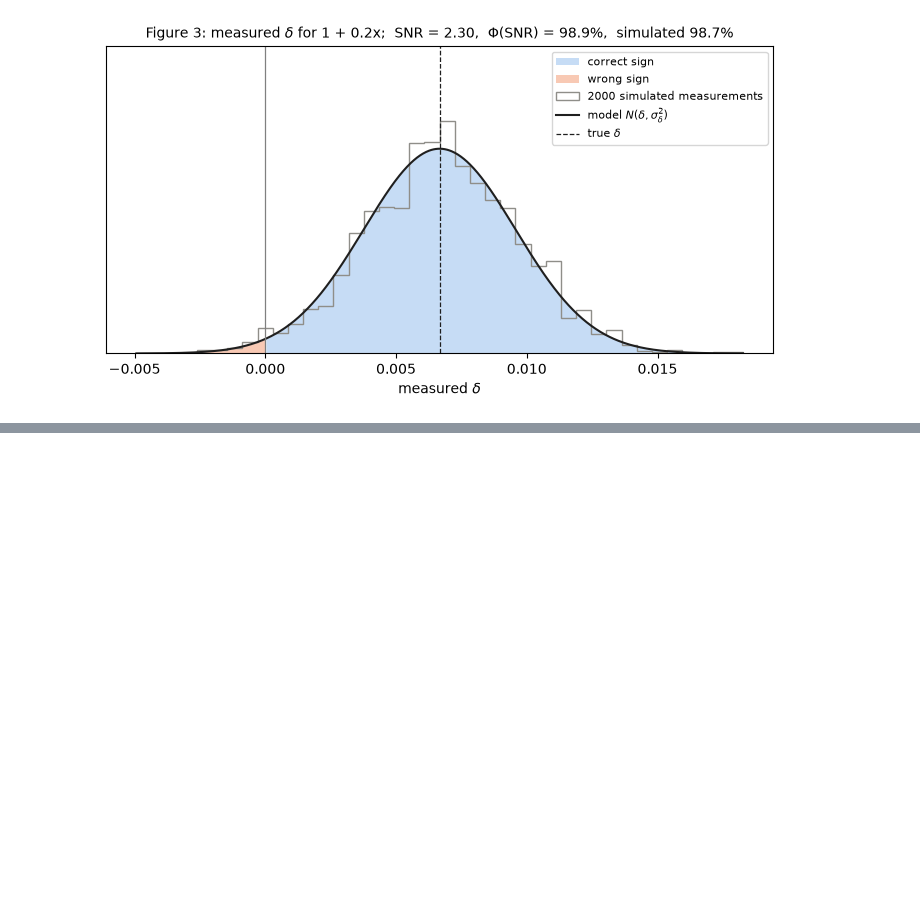
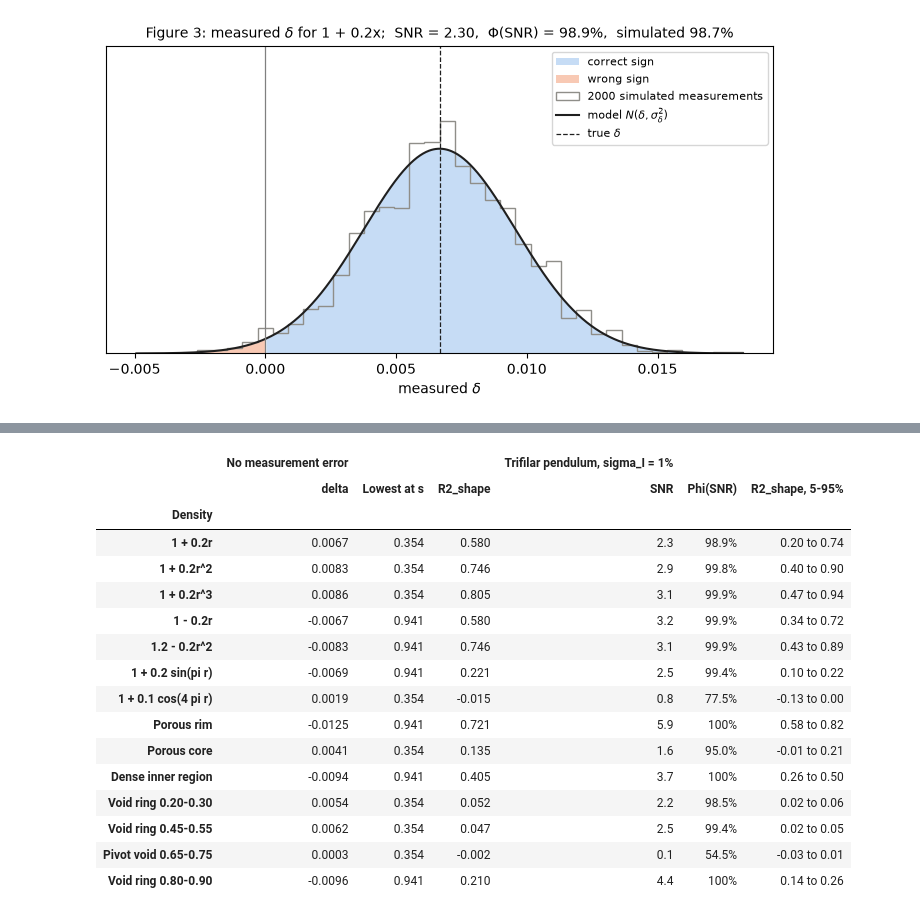
Before and after one commit to kkwayy/MDM2-GRP19-Project1, a Jupyter notebook: backus_gilbert_report.ipynb, the cells around one changed output, grey strips where cells are left out. Cells and saved outputs as stored; diff of their text form; code cells hidden in the pictures; blank space fills up the shorter version.

```diff
--- a/backus_gilbert_report.ipynb
+++ b/backus_gilbert_report.ipynb
@@ -490,8 +491,18 @@ We check (35) and $\Phi(\text{SNR})$ against a Monte Carlo simulation of 2000 re
 
 The table shows the main case; `mc_check` holds all four instruments.
 # %%
+def r2_shape_per_measurement(rho_i, rho_hat_meas):
+    # shape-only R^2 (33) of every simulated estimate (one per row)
+    var = np.mean((rho_i - rho_i.mean())**2)
+    if var == 0:
+        return np.full(len(rho_hat_meas), np.nan)          # uniform control: not scored
+    dev = rho_hat_meas - rho_hat_meas.mean(axis=1, keepdims=True)
+    return 1 - np.mean((dev - (rho_i - rho_i.mean()))**2, axis=1) / var
+
+
 mc_rows = []
 for name, (rho, jumps) in all_tests.items():
+    rho_i = np.array([rho(xi) for xi in s_vals])
     rho_hat_i, mu1, mu2 = estimate(rho, jumps)
     rho_bar, delta = mean_density_and_lean(mu1, mu2)
     for instrument, sI in instruments.items():
@@ -501,6 +512,7 @@ for name, (rho, jumps) in all_tests.items():
         sd_exact = sigma_rho_hat(mu1, mu2, sI)
         sd_delta = sigma_delta(mu1, mu2, sI)
         inside = np.abs(rho_hat_meas - rho_hat_i) <= 1.96*sd_exact
+        r2 = r2_shape_per_measurement(rho_i, rho_hat_meas)
         mc_rows.append({
             'density': name, 'instrument': instrument, 'delta': delta, 'sigma_delta': sd_delta,
             'SNR': abs(delta)/sd_delta,
@@ -508,12 +520,15 @@ for name, (rho, jumps) in all_tests.items():
             'inside +-1.96 sigma (%)': 100*inside.mean(),
             'Phi(SNR) (%)': np.nan if delta == 0 else 100*norm.cdf(abs(delta)/sd_delta),
             'simulated correct sign (%)': np.nan if delta == 0 else 100*np.mean(np.sign(delta_meas) == np.sign(delta)),
+            'R2_shape 5%': np.nan if np.isnan(r2).all() else np.percentile(r2, 5),
+            'R2_shape 95%': np.nan if np.isnan(r2).all() else np.percentile(r2, 95),
         })
 mc_check = pd.DataFrame(mc_rows)
 
 (mc_check[mc_check.instrument == MAIN_CASE].drop(columns='instrument').set_index('density')
  .round({'delta': 4, 'sigma_delta': 4, 'SNR': 2, 'max |MC - (35)| / (35) (%)': 1,
-         'inside +-1.96 sigma (%)': 1, 'Phi(SNR) (%)': 1, 'simulated correct sign (%)': 1}))
+         'inside +-1.96 sigma (%)': 1, 'Phi(SNR) (%)': 1, 'simulated correct sign (%)': 1,
+         'R2_shape 5%': 2, 'R2_shape 95%': 2}))
 # %% [output]
 |  | delta | sigma_delta | SNR | max |MC - (35)| / (35) (%) | inside +-1.96 sigma (%) | Phi(SNR) (%) | ... |
 | density |  |  |  |  |  |  | ... |
@@ -563,0 +588,49 @@ plt.tight_layout(); plt.show()
+# %%
+report_name = {                                            # row names as in the report's table
+    'Outward, linear: 1 + 0.2r': '1 + 0.2r',       'Outward, quadratic: 1 + 0.2r^2': '1 + 0.2r^2',
+    'Outward, cubic: 1 + 0.2r^3': '1 + 0.2r^3',    'Inward, linear: 1 - 0.2r': '1 - 0.2r',
+    'Inward, quadratic: 1.2 - 0.2r^2': '1.2 - 0.2r^2', 'Bump: 1 + 0.2 sin(pi r)': '1 + 0.2 sin(pi r)',
+    'Oscillating: 1 + 0.1 cos(4 pi r)': '1 + 0.1 cos(4 pi r)',
+    'Porous rim: 0.8 for r > 0.7': 'Porous rim',    'Porous core: 0.8 for r < 0.3': 'Porous core',
+    'Dense inner region: 1.2 for r < 0.5': 'Dense inner region',
+    'Void ring 0.20-0.30': 'Void ring 0.20-0.30',   'Void ring 0.45-0.55': 'Void ring 0.45-0.55',
+    'Void ring 0.65-0.75': 'Pivot void 0.65-0.75',  'Void ring 0.80-0.90': 'Void ring 0.80-0.90',
+}
+exact = pd.concat([smooth_results, defect_results])
+main = mc_check[mc_check.instrument == MAIN_CASE].set_index('density')
+
+rows = []
+for name, label in report_name.items():
+    e, m = exact.loc[name], main.loc[name]
+    phi = m['Phi(SNR) (%)']
+    rows.append({
+        ('', 'Density'): label,
+        ('No measurement error', 'delta'): f"{m['delta']:.4f}",
+        ('No measurement error', 'Lowest at s'): f"{e['estimate lowest at s']:.3f}",
+        ('No measurement error', 'R2_shape'): f"{e['R2_shape']:.3f}",
+        ('Trifilar pendulum, sigma_I = 1%', 'SNR'): f"{m['SNR']:.1f}",
+        ('Trifilar pendulum, sigma_I = 1%', 'Phi(SNR)'): '100%' if round(phi, 1) == 100 else f'{phi:.1f}%',
+        ('Trifilar pendulum, sigma_I = 1%', 'R2_shape, 5-95%'): f"{m['R2_shape 5%']:.2f} to {m['R2_shape 95%']:.2f}",
+    })
+results_table = pd.DataFrame(rows).set_index(('', 'Density'))
+results_table.index.name = 'Density'
+results_table.columns = pd.MultiIndex.from_tuples(results_table.columns)
+results_table
+# %% [output]
+|  | No measurement error |  |  | Trifilar pendulum, sigma_I = 1% |  |  |
+|  | delta | Lowest at s | R2_shape | SNR | Phi(SNR) | R2_shape, 5-95% |
+| Density |  |  |  |  |  |  |
+| 1 + 0.2r | 0.0067 | 0.354 | 0.580 | 2.3 | 98.9% | 0.20 to 0.74 |
+| 1 + 0.2r^2 | 0.0083 | 0.354 | 0.746 | 2.9 | 99.8% | 0.40 to 0.90 |
+| 1 + 0.2r^3 | 0.0086 | 0.354 | 0.805 | 3.1 | 99.9% | 0.47 to 0.94 |
+| 1 - 0.2r | -0.0067 | 0.941 | 0.580 | 3.2 | 99.9% | 0.34 to 0.72 |
+| 1.2 - 0.2r^2 | -0.0083 | 0.941 | 0.746 | 3.1 | 99.9% | 0.43 to 0.89 |
+| 1 + 0.2 sin(pi r) | -0.0069 | 0.941 | 0.221 | 2.5 | 99.4% | 0.10 to 0.22 |
+| 1 + 0.1 cos(4 pi r) | 0.0019 | 0.354 | -0.015 | 0.8 | 77.5% | -0.13 to 0.00 |
+| Porous rim | -0.0125 | 0.941 | 0.721 | 5.9 | 100% | 0.58 to 0.82 |
+| Porous core | 0.0041 | 0.354 | 0.135 | 1.6 | 95.0% | -0.01 to 0.21 |
+| Dense inner region | -0.0094 | 0.941 | 0.405 | 3.7 | 100% | 0.26 to 0.50 |
+| Void ring 0.20-0.30 | 0.0054 | 0.354 | 0.052 | 2.2 | 98.5% | 0.02 to 0.06 |
+| Void ring 0.45-0.55 | 0.0062 | 0.354 | 0.047 | 2.5 | 99.4% | 0.02 to 0.05 |
+| Pivot void 0.65-0.75 | 0.0003 | 0.354 | -0.002 | 0.1 | 54.5% | -0.03 to 0.01 |
+| Void ring 0.80-0.90 | -0.0096 | 0.941 | 0.210 | 4.4 | 100% | 0.14 to 0.26 |
```
Also changed, not shown: parts of 2 cells of this notebook.
